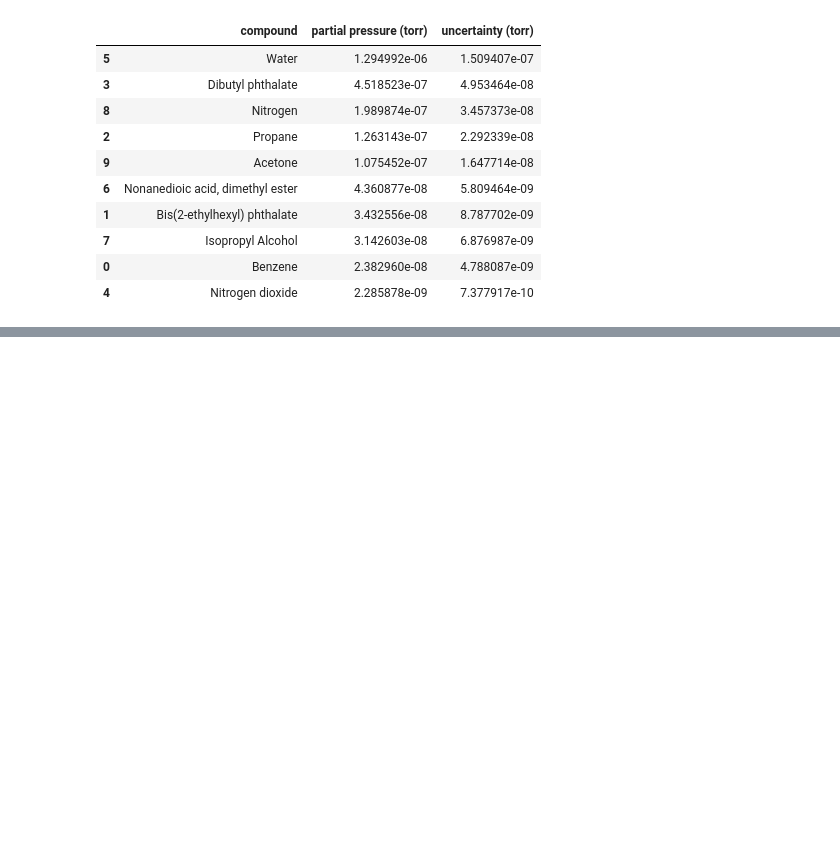
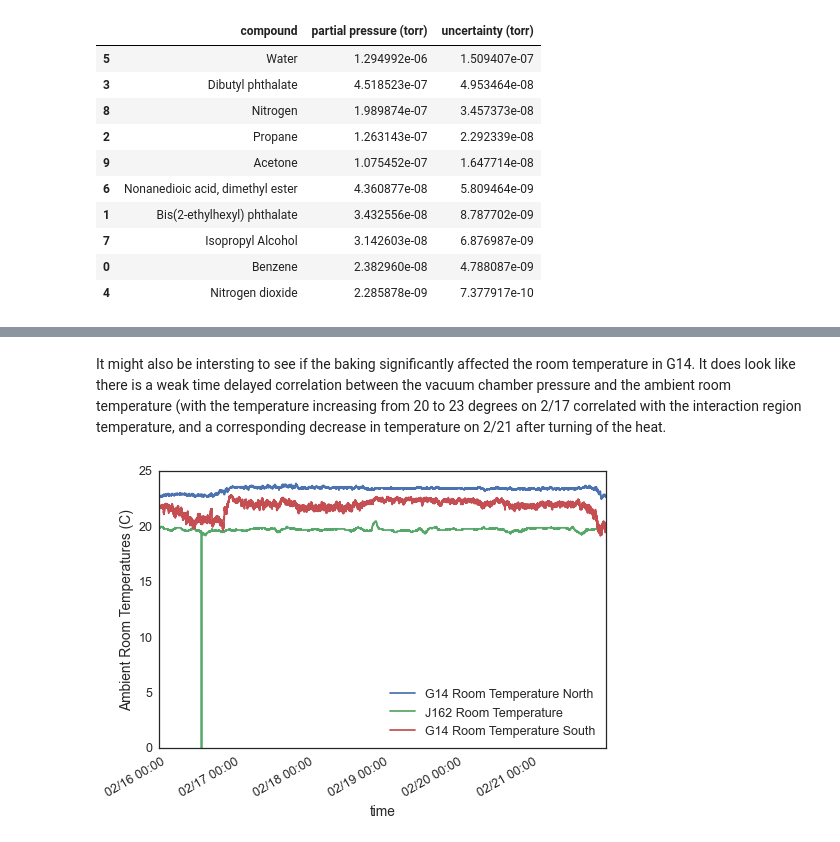
Before and after one commit to b-r-oleary/acme, a Jupyter notebook: MassSpectra/RGA Mass Spectra.ipynb, the cells around one changed output, grey strips where cells are left out. Drawn from its saved outputs; the diff is of its cells as text; code cells hidden in the pictures; blank space fills up the shorter version.

```diff
--- a/MassSpectra/RGA Mass Spectra.ipynb
+++ b/MassSpectra/RGA Mass Spectra.ipynb
@@ -135,0 +157,8 @@ table.sort_values(by='partial pressure (torr)', ascending=False)
+# %% [markdown]
+It might also be intersting to see if the baking significantly affected the room temperature in G14. It does look like there is a weak time delayed correlation between the vacuum chamber pressure and the ambient room temperature (with the temperature increasing from 20 to 23 degrees on 2/17 correlated with the interaction region temperature, and a corresponding decrease in temperature on 2/21 after turning of the heat.
+# %%
+ts = db.get_data(group='Ambient Room Temperatures', duration='6 days')
+ts.plot()
+db.close()
+# %% [output]
+[figure, added]
```
Also changed, not shown: parts of 5 cells of this notebook, 16 other files.
